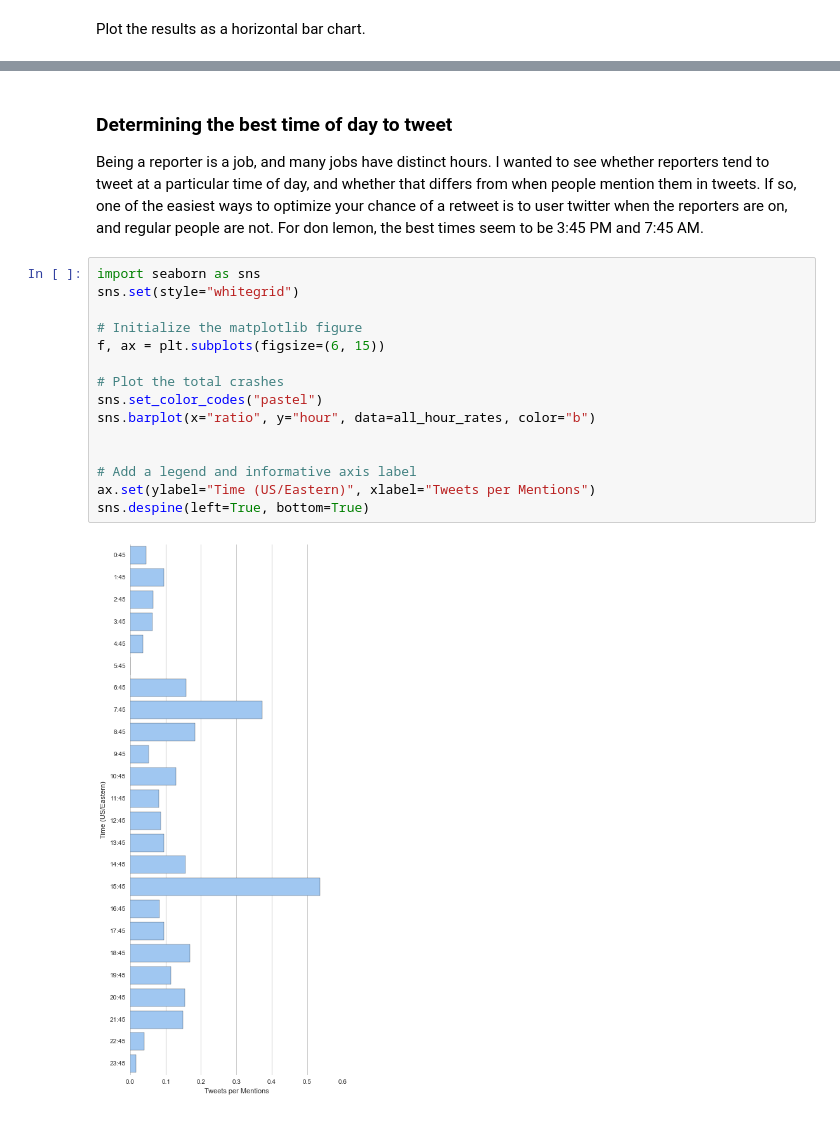
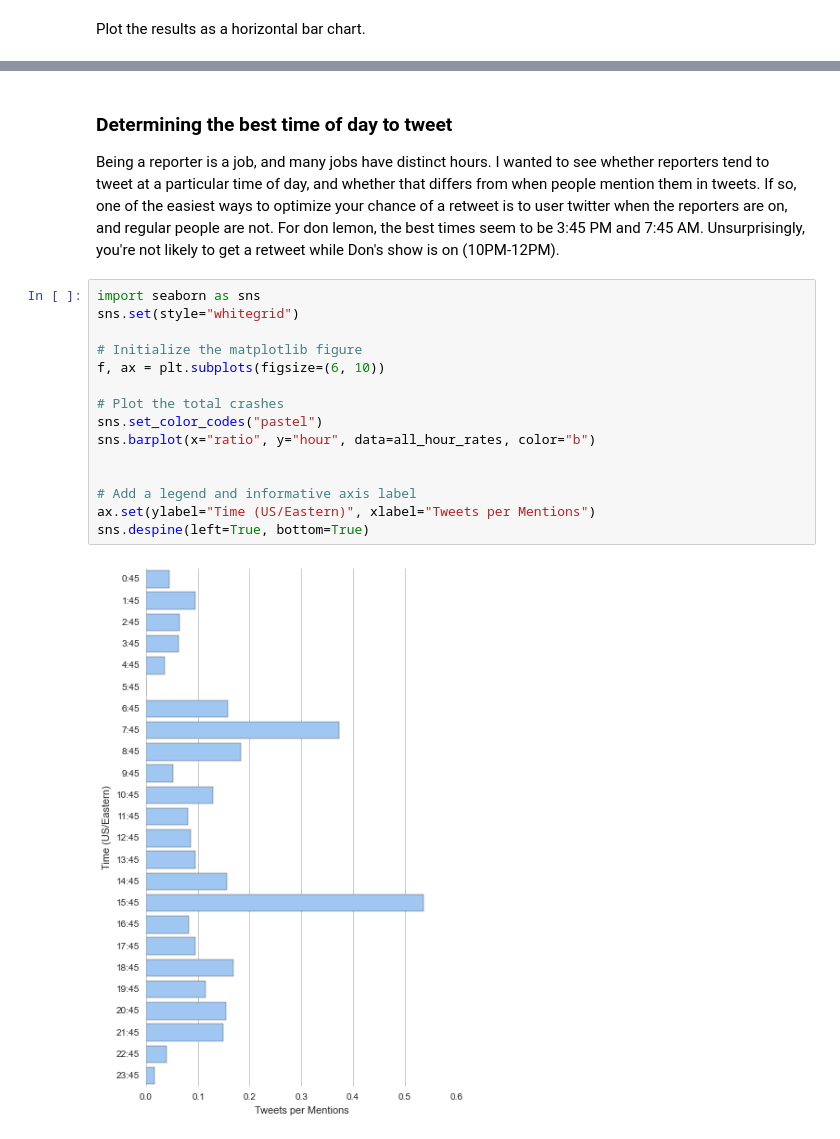
Before and after one commit to alanjschoen/kojak, a Jupyter notebook: Time Histogram.ipynb, the cells around one changed output, grey strips where cells are left out. Saved outputs shown, nothing was run; the diff lists cells and outputs as text.

Commit message:
exit text: add quip about getting retweeted while don's show is on

```diff
--- a/Time Histogram.ipynb
+++ b/Time Histogram.ipynb
@@ -182,20 +182,20 @@ sns.despine(left=True, bottom=True)
 # %% [markdown]
 ### Determining the best time of day to tweet
-Being a reporter is a job, and many jobs have distinct hours.  I wanted to see whether reporters tend to tweet at a particular time of day, and whether that differs from when people mention them in tweets.  If so, one of the easiest ways to optimize your chance of a retweet is to user twitter when the reporters are on, and regular people are not.  For don lemon, the best times seem to be 3:45 PM and 7:45 AM.
+Being a reporter is a job, and many jobs have distinct hours.  I wanted to see whether reporters tend to tweet at a particular time of day, and whether that differs from when people mention them in tweets.  If so, one of the easiest ways to optimize your chance of a retweet is to user twitter when the reporters are on, and regular people are not.  For don lemon, the best times seem to be 3:45 PM and 7:45 AM. Unsurprisingly, you're not likely to get a retweet while Don's show is on (10PM-12PM).
 # %%
 import seaborn as sns
 sns.set(style="whitegrid")
 
 # Initialize the matplotlib figure
-f, ax = plt.subplots(figsize=(6, 15))
+f, ax = plt.subplots(figsize=(6, 10))
 
 # Plot the total crashes
 sns.set_color_codes("pastel")
 sns.barplot(x="ratio", y="hour", data=all_hour_rates, color="b")
 
 
 # Add a legend and informative axis label
 ax.set(ylabel="Time (US/Eastern)", xlabel="Tweets per Mentions")
 sns.despine(left=True, bottom=True)
 # %% [output]
-[figure, old version]
+[figure, new version]
```
Also changed, not shown: parts of 2 cells of this notebook.
